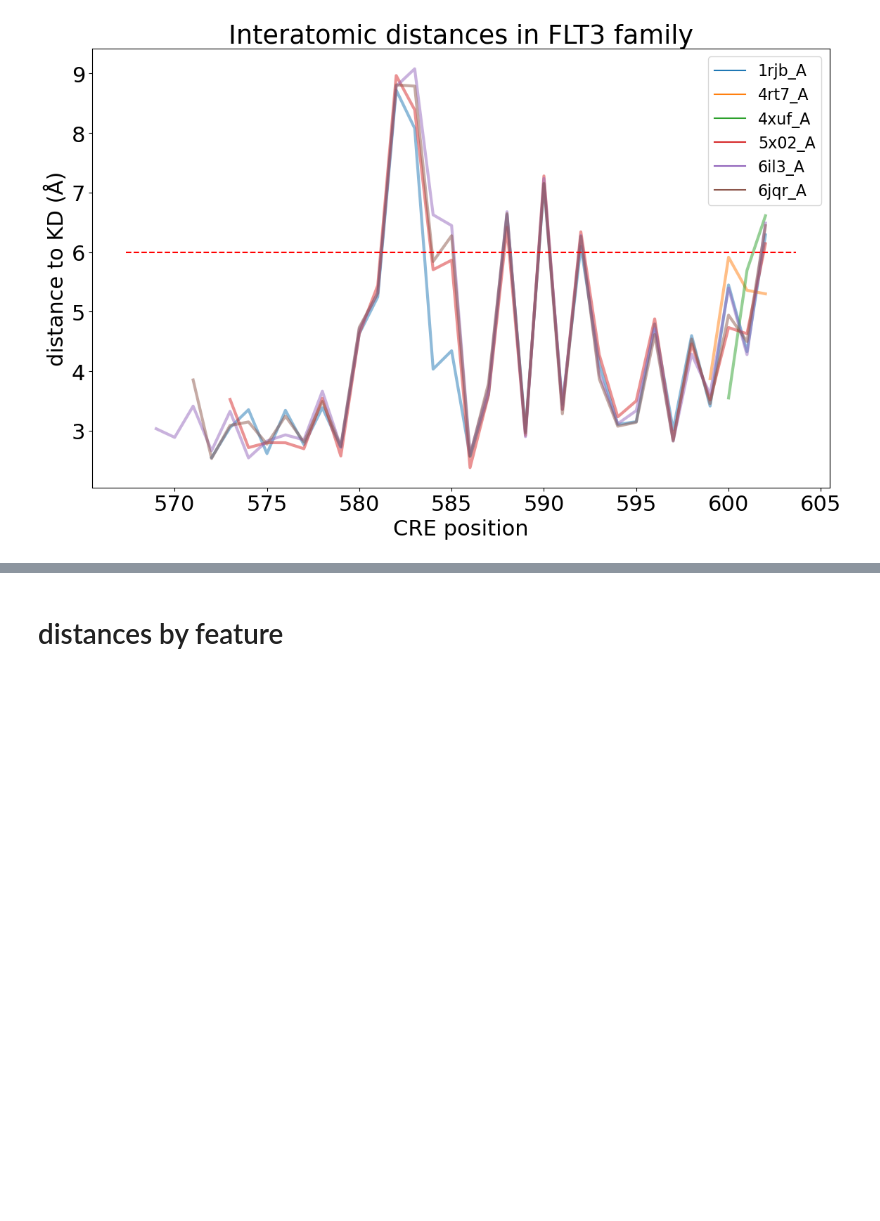
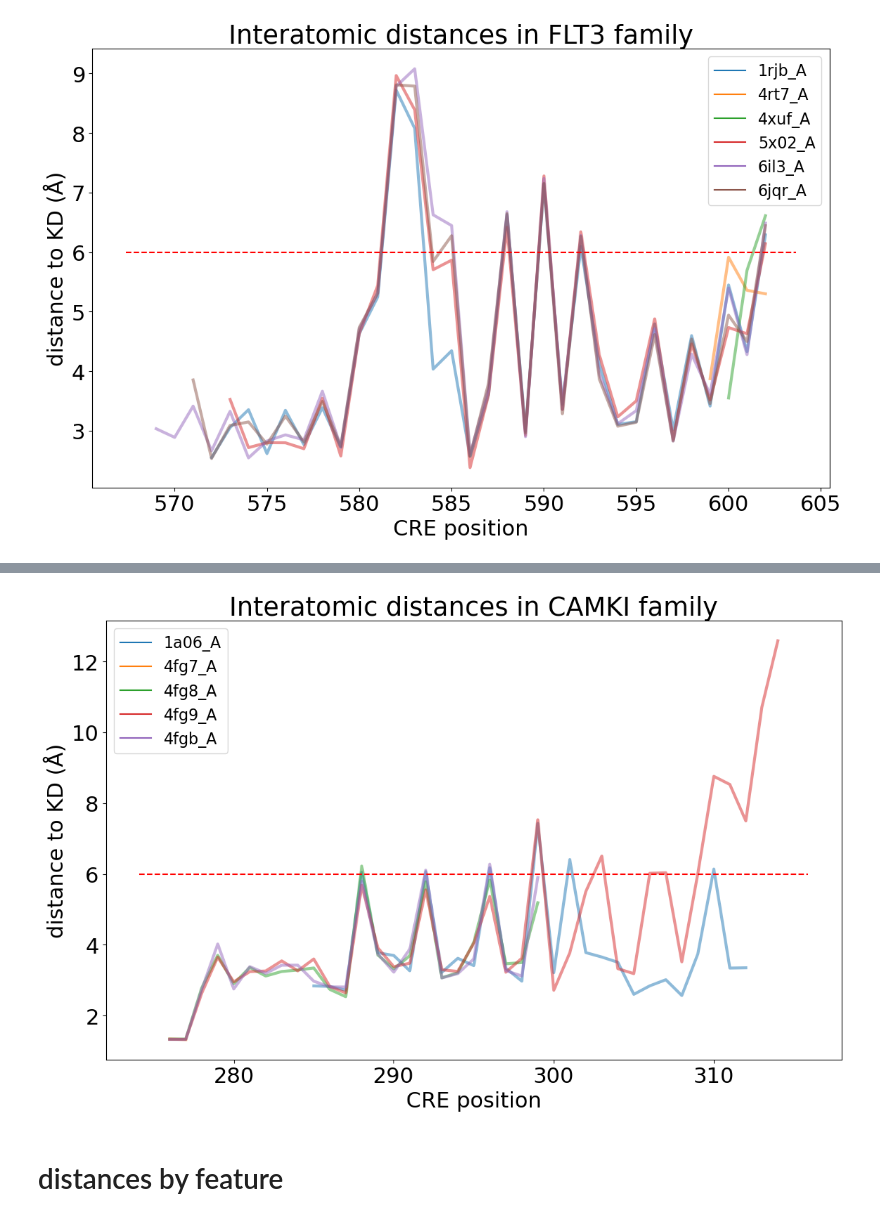
Before and after one commit to alvaro-2/cis-reg, a Jupyter notebook: scripts/paper_figures.ipynb, the cells around one changed output, grey strips where cells are left out. Drawn from its saved outputs; the diff is of its cells as text; code cells hidden in the pictures; blank space fills up the shorter version.

```diff
--- a/scripts/paper_figures.ipynb
+++ b/scripts/paper_figures.ipynb
@@ -157,2 +196,6 @@ plot_distances(msa_name= "P36888_60", title= "Interatomic distances in FLT3 fami
+# %%
+plot_distances(msa_name= "Q91YS8_60", title= "Interatomic distances in CAMKI family", out= '../plots/paper/camki_distances_plot')
+# %% [output]
+[figure, added]
 # %% [markdown]
 # distances by feature
```
Also changed, not shown: parts of 43 cells of this notebook, 4 other files.
